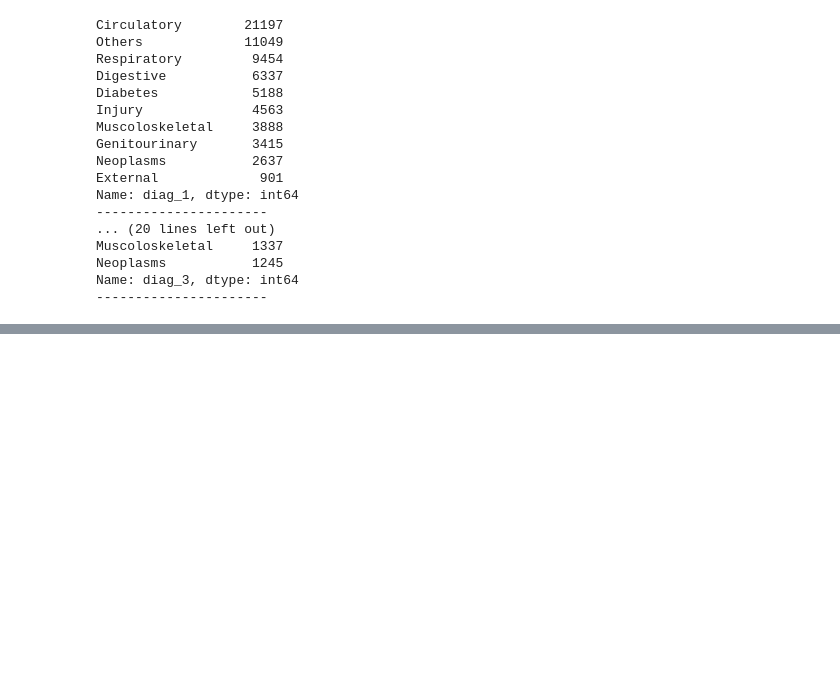
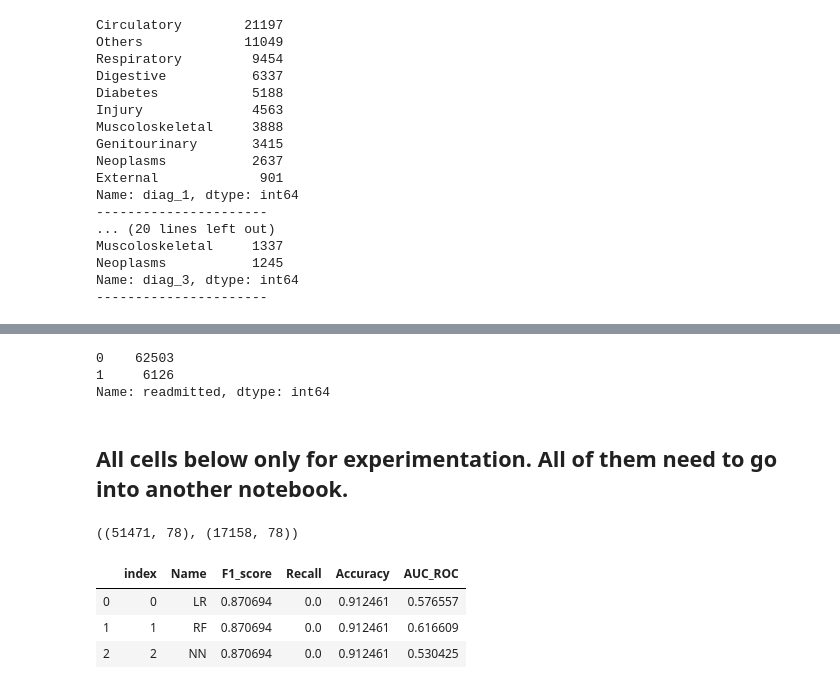
Before and after one commit to Sangha05/Diabetes_Readmission, a Jupyter notebook: Feature_Engineering.ipynb, the cells around one changed output, grey strips where cells are left out. Drawn from its saved outputs; the diff is of its cells as text; code cells hidden in the pictures; blank space fills up the shorter version.

Commit message:
Initial Iteration of Data Cleaning Complete

```diff
--- a/Feature_Engineering.ipynb
+++ b/Feature_Engineering.ipynb
@@ -207,0 +313,3 @@ Name: diag_3, dtype: int64
+# %%
+df.reset_index(inplace=True)
+df.info()
@@ -207,0 +334,6 @@ Name: diag_3, dtype: int64
+# %%
+df["readmitted"].value_counts()
+# %% [output]
+0    62503
+1     6126
+Name: readmitted, dtype: int64
@@ -207,0 +342,41 @@ Name: diag_3, dtype: int64
+# %% [markdown]
+## All cells below only for experimentation. All of them need to go into another notebook.
+# %%
+# modeling
+from sklearn.linear_model import LogisticRegression
+from sklearn.ensemble import RandomForestClassifier
+from sklearn.neural_network import MLPClassifier
+
+from sklearn.preprocessing import LabelEncoder
+from sklearn.model_selection import train_test_split
+from sklearn.metrics import f1_score,accuracy_score,roc_auc_score,recall_score
+
+Xs = df.drop('readmitted',axis=1)
+y = df['readmitted']
+X_train,X_test,y_train,y_test = train_test_split(Xs,y,test_size=0.25,random_state=0)
+X_train.shape,X_test.shape
+# %% [output]
+((51471, 78), (17158, 78))
+# %%
+ML_models = {}
+model_index = ['LR','RF','NN']
+model_sklearn = [LogisticRegression(solver='liblinear',random_state=0),
+                 RandomForestClassifier(n_estimators=100,random_state=0),
+                 MLPClassifier([100]*5,early_stopping=True,learning_rate='adaptive',random_state=0)]
+model_summary = []
+for name,model in zip(model_index,model_sklearn):
+    ML_models[name] = model.fit(X_train,y_train)
+    preds = model.predict(X_test)
+    model_summary.append([name,
+                          f1_score(y_test,preds,average='weighted'),
+                          recall_score(y_test,preds),
+                          accuracy_score(y_test,preds),
+                          roc_auc_score(y_test,model.predict_proba(X_test)[:,1])])
+model_summary = pd.DataFrame(model_summary,columns=['Name','F1_score','Recall','Accuracy','AUC_ROC'])
+model_summary = model_summary.reset_index()
+display(model_summary)
+# %% [output]
+|  | index | Name | F1_score | Recall | Accuracy | AUC_ROC |
+| 0 | 0 | LR | 0.870694 | 0.0 | 0.912461 | 0.576557 |
+| 1 | 1 | RF | 0.870694 | 0.0 | 0.912461 | 0.616609 |
+| 2 | 2 | NN | 0.870694 | 0.0 | 0.912461 | 0.530425 |
```
Also changed, not shown: parts of 8 cells of this notebook, 1 other file.
